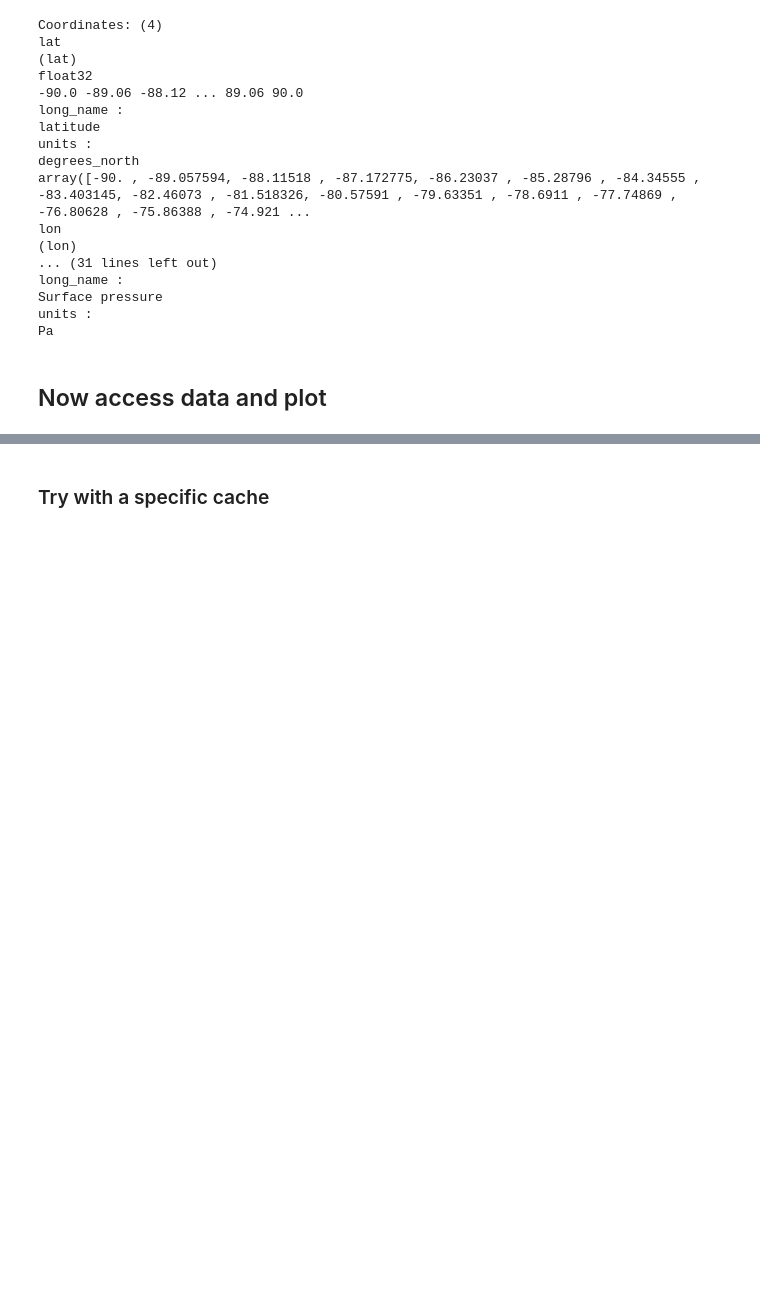
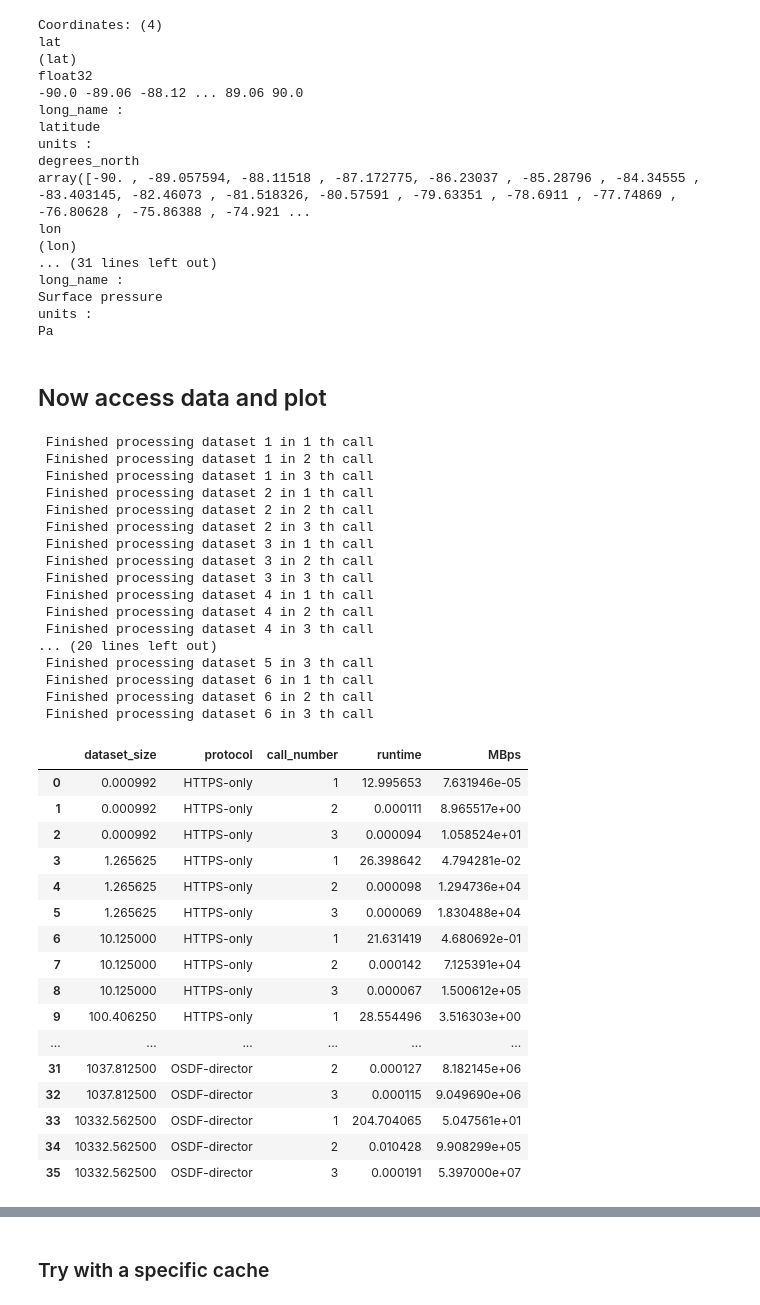
Before and after one commit to turetske/osdf_examples, a Jupyter notebook: jupyter_notebooks/ncar_benchmark.ipynb, the cells around one changed output, grey strips where cells are left out. Cells and saved outputs as stored; diff of their text form; code cells hidden in the pictures; blank space fills up the shorter version.

```diff
--- a/jupyter_notebooks/ncar_benchmark.ipynb
+++ b/jupyter_notebooks/ncar_benchmark.ipynb
@@ -148,6 +166,7 @@ ds_osdf     = dsets_osdf[dataset_key]
 100.00% [1/1 00:01<00:00]
 # %%
 ds_osdf  = ds_osdf.PS
+ds_https = ds_https.PS
 ds_osdf
 # %% [output]
 <xarray.DataArray 'PS' (member_id: 80, time: 471, lat: 192, lon: 288)> Size: 17GB dask.array<open_dataset-PS, shape=(80, 471, 192, 288), dtype=float64, chunksize=(80, 80, 32, 32), chunktype=numpy.ndar ...
@@ -368,0 +429,46 @@ ds_https_list = [ds_https_1Kb,ds_https_1Mb,ds_https_10Mb,ds_https_100Mb,ds_https
+# %%
+# Run benchmark for each protocol
+benchmark_protocol(ds_https_list, "HTTPS-only",cluster)
+benchmark_protocol(ds_osdf_list, "OSDF-director",cluster)
+
+# Convert diagnostics to a DataFrame for analysis
+df_diagnostics = diag_timer.dataframe()
+
+# Calculate MB/s for each run
+df_diagnostics['MBps'] = df_diagnostics['dataset_size'] / df_diagnostics['runtime']
+df_diagnostics
+# %% [output]
+ Finished processing dataset 1 in 1 th call
+ Finished processing dataset 1 in 2 th call
+ Finished processing dataset 1 in 3 th call
+ Finished processing dataset 2 in 1 th call
+ Finished processing dataset 2 in 2 th call
+ Finished processing dataset 2 in 3 th call
+ Finished processing dataset 3 in 1 th call
+ Finished processing dataset 3 in 2 th call
+ Finished processing dataset 3 in 3 th call
+ Finished processing dataset 4 in 1 th call
+ Finished processing dataset 4 in 2 th call
+ Finished processing dataset 4 in 3 th call
+... (20 lines left out)
+ Finished processing dataset 5 in 3 th call
+ Finished processing dataset 6 in 1 th call
+ Finished processing dataset 6 in 2 th call
+ Finished processing dataset 6 in 3 th call
+|  | dataset_size | protocol | call_number | runtime | MBps |
+| 0 | 0.000992 | HTTPS-only | 1 | 12.995653 | 7.631946e-05 |
+| 1 | 0.000992 | HTTPS-only | 2 | 0.000111 | 8.965517e+00 |
+| 2 | 0.000992 | HTTPS-only | 3 | 0.000094 | 1.058524e+01 |
+| 3 | 1.265625 | HTTPS-only | 1 | 26.398642 | 4.794281e-02 |
+| 4 | 1.265625 | HTTPS-only | 2 | 0.000098 | 1.294736e+04 |
+| 5 | 1.265625 | HTTPS-only | 3 | 0.000069 | 1.830488e+04 |
+| 6 | 10.125000 | HTTPS-only | 1 | 21.631419 | 4.680692e-01 |
+| 7 | 10.125000 | HTTPS-only | 2 | 0.000142 | 7.125391e+04 |
+| 8 | 10.125000 | HTTPS-only | 3 | 0.000067 | 1.500612e+05 |
+| 9 | 100.406250 | HTTPS-only | 1 | 28.554496 | 3.516303e+00 |
+| ... | ... | ... | ... | ... | ... |
+| 31 | 1037.812500 | OSDF-director | 2 | 0.000127 | 8.182145e+06 |
+| 32 | 1037.812500 | OSDF-director | 3 | 0.000115 | 9.049690e+06 |
+| 33 | 10332.562500 | OSDF-director | 1 | 204.704065 | 5.047561e+01 |
+| 34 | 10332.562500 | OSDF-director | 2 | 0.010428 | 9.908299e+05 |
+| 35 | 10332.562500 | OSDF-director | 3 | 0.000191 | 5.397000e+07 |
```
Also changed, not shown: parts of 11 cells of this notebook.
